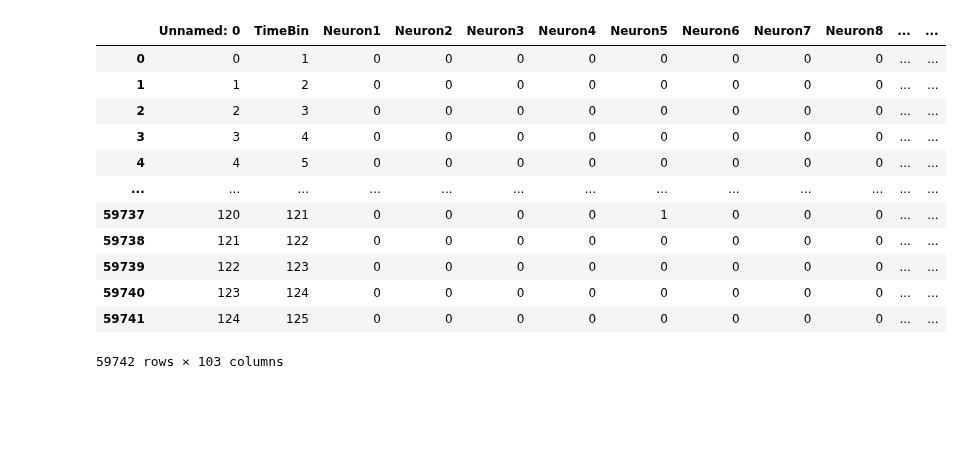
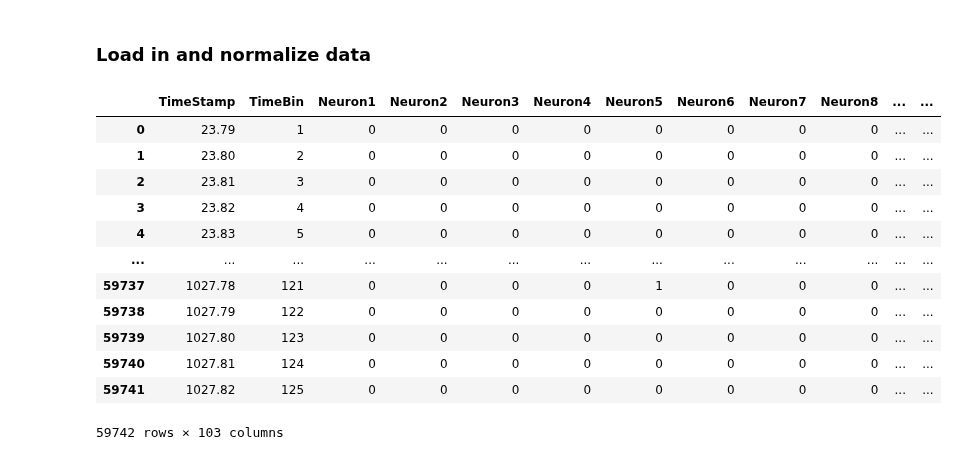
Before and after one commit to WAT-ai/BCI-Signal-Decoding, a Jupyter notebook: src/LinearDecoderFunctions/DecoderFunctions.ipynb, the cells around one changed output. Drawn from its saved outputs; the diff is of its cells as text; code cells hidden in the pictures; blank space fills up the shorter version.

```diff
--- a/src/LinearDecoderFunctions/DecoderFunctions.ipynb
+++ b/src/LinearDecoderFunctions/DecoderFunctions.ipynb
@@ -4,17 +6,19 @@ import pandas as pd
+# %% [markdown]
+### Load in and normalize data
 # %%
-data_df = pd.read_csv("merged_data.csv")
+data_df = pd.read_csv("../../time_bin_MM_S1.csv")
 data_df
 # %% [output]
-|  | Unnamed: 0 | TimeBin | Neuron1 | Neuron2 | Neuron3 | Neuron4 | Neuron5 | Neuron6 | Neuron7 | Neuron8 | ... | ... |
-| 0 | 0 | 1 | 0 | 0 | 0 | 0 | 0 | 0 | 0 | 0 | ... | ... |
-| 1 | 1 | 2 | 0 | 0 | 0 | 0 | 0 | 0 | 0 | 0 | ... | ... |
-| 2 | 2 | 3 | 0 | 0 | 0 | 0 | 0 | 0 | 0 | 0 | ... | ... |
-| 3 | 3 | 4 | 0 | 0 | 0 | 0 | 0 | 0 | 0 | 0 | ... | ... |
-| 4 | 4 | 5 | 0 | 0 | 0 | 0 | 0 | 0 | 0 | 0 | ... | ... |
+|  | TimeStamp | TimeBin | Neuron1 | Neuron2 | Neuron3 | Neuron4 | Neuron5 | Neuron6 | Neuron7 | Neuron8 | ... | ... |
+| 0 | 23.79 | 1 | 0 | 0 | 0 | 0 | 0 | 0 | 0 | 0 | ... | ... |
+| 1 | 23.80 | 2 | 0 | 0 | 0 | 0 | 0 | 0 | 0 | 0 | ... | ... |
+| 2 | 23.81 | 3 | 0 | 0 | 0 | 0 | 0 | 0 | 0 | 0 | ... | ... |
+| 3 | 23.82 | 4 | 0 | 0 | 0 | 0 | 0 | 0 | 0 | 0 | ... | ... |
+| 4 | 23.83 | 5 | 0 | 0 | 0 | 0 | 0 | 0 | 0 | 0 | ... | ... |
 | ... | ... | ... | ... | ... | ... | ... | ... | ... | ... | ... | ... | ... |
-| 59737 | 120 | 121 | 0 | 0 | 0 | 0 | 1 | 0 | 0 | 0 | ... | ... |
-| 59738 | 121 | 122 | 0 | 0 | 0 | 0 | 0 | 0 | 0 | 0 | ... | ... |
-| 59739 | 122 | 123 | 0 | 0 | 0 | 0 | 0 | 0 | 0 | 0 | ... | ... |
-| 59740 | 123 | 124 | 0 | 0 | 0 | 0 | 0 | 0 | 0 | 0 | ... | ... |
-| 59741 | 124 | 125 | 0 | 0 | 0 | 0 | 0 | 0 | 0 | 0 | ... | ... |
+| 59737 | 1027.78 | 121 | 0 | 0 | 0 | 0 | 1 | 0 | 0 | 0 | ... | ... |
+| 59738 | 1027.79 | 122 | 0 | 0 | 0 | 0 | 0 | 0 | 0 | 0 | ... | ... |
+| 59739 | 1027.80 | 123 | 0 | 0 | 0 | 0 | 0 | 0 | 0 | 0 | ... | ... |
+| 59740 | 1027.81 | 124 | 0 | 0 | 0 | 0 | 0 | 0 | 0 | 0 | ... | ... |
+| 59741 | 1027.82 | 125 | 0 | 0 | 0 | 0 | 0 | 0 | 0 | 0 | ... | ... |
 59742 rows × 103 columns
```
Also changed, not shown: parts of 33 cells of this notebook, 1 other file.
